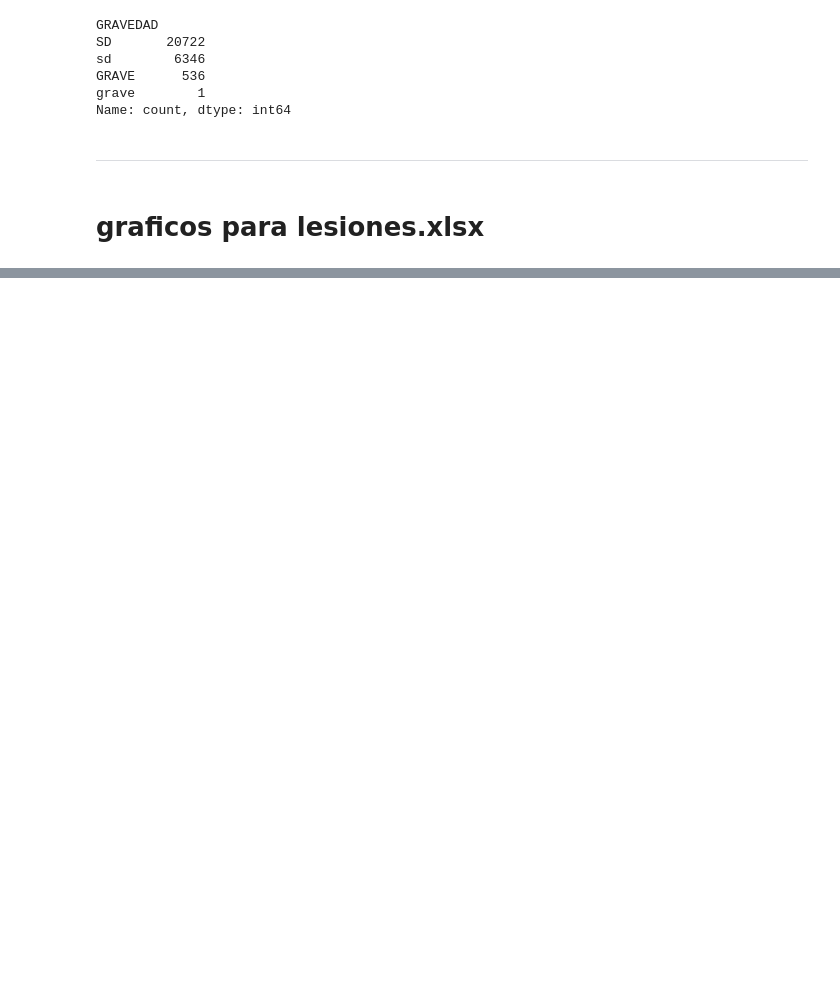
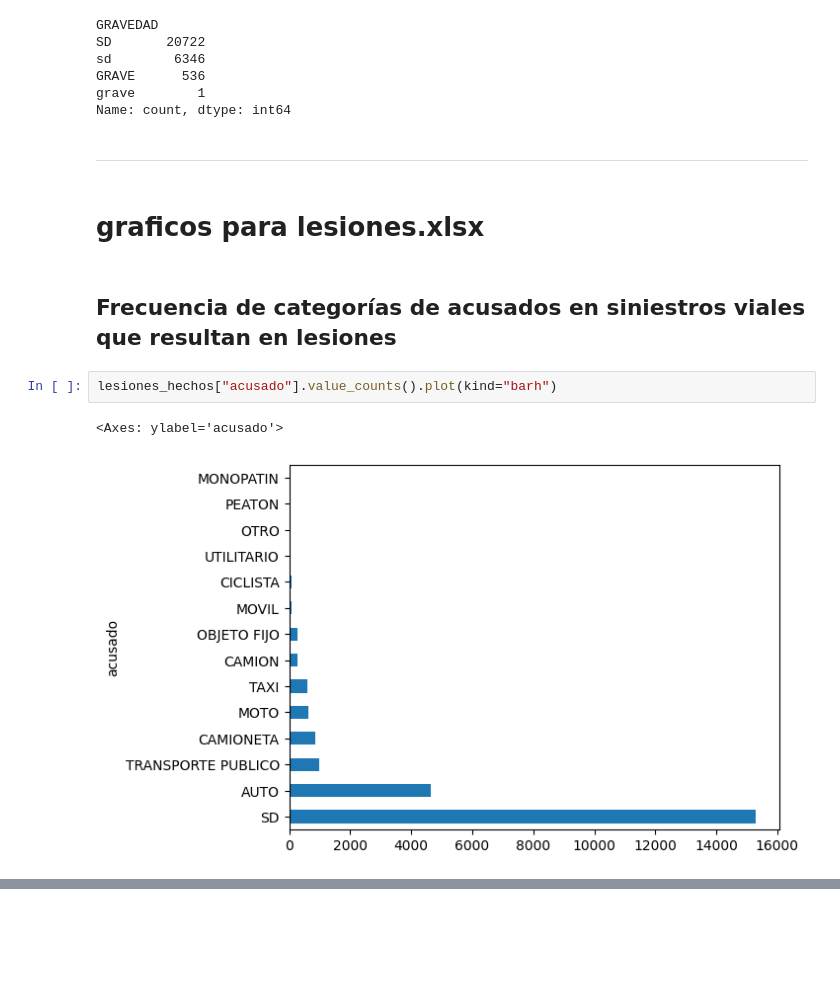
Before and after one commit to tDelbarco/PI_DataAnalytics_Siniestros-Viales, a Jupyter notebook: EDA.ipynb, the cells around one changed output, grey strips where cells are left out. Cells and saved outputs as stored; diff of their text form; blank space fills up the shorter version.

Commit message:
graficos lesiones

```diff
--- a/EDA.ipynb
+++ b/EDA.ipynb
@@ -1109,3 +1082,10 @@ Name: count, dtype: int64
 <hr>
 # %% [markdown]
 # graficos para lesiones.xlsx
+# %% [markdown]
+## Frecuencia de categorías de acusados en siniestros viales que resultan en lesiones
+# %%
+lesiones_hechos["acusado"].value_counts().plot(kind="barh")
+# %% [output]
+<Axes: ylabel='acusado'>
+[figure, added]
```
Also changed, not shown: parts of 38 cells of this notebook, 13 other files.
